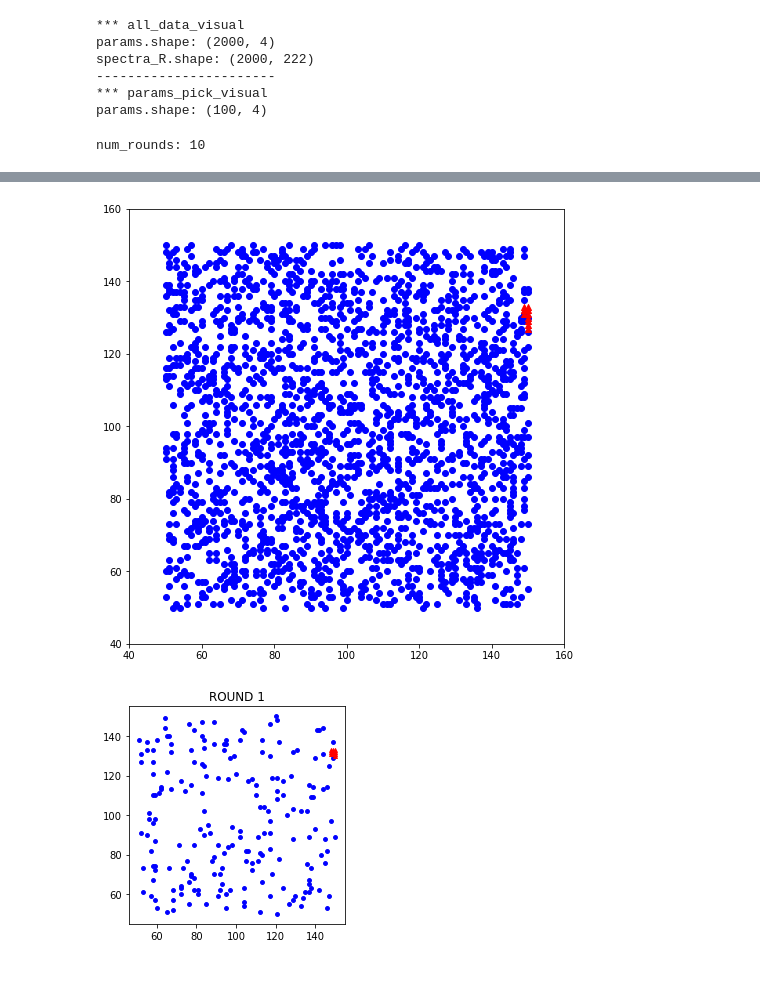
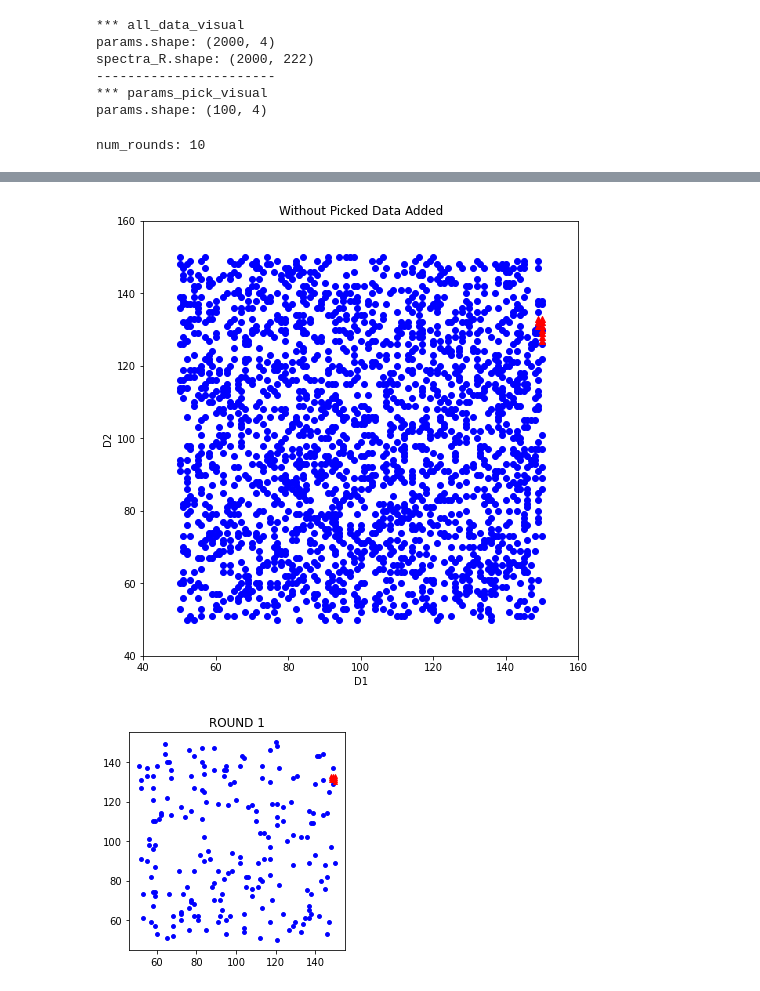
Before and after one commit to GuoyaoShen/AutoRCWA_Net, a Jupyter notebook: visualization_absorber.ipynb, the cells around one changed output, grey strips where cells are left out. Cells and saved outputs as stored; diff of their text form; code cells hidden in the pictures.

```diff
--- a/visualization_absorber.ipynb
+++ b/visualization_absorber.ipynb
@@ -170,6 +170,9 @@ def animate(idx):
     #the new axes must be re-formatted
     ax.set_xlim(40, 160)
     ax.set_ylim(40, 160)
+    plt.xlabel('D1')
+    plt.ylabel('D2')
+    plt.title('With Picked Data Added')
     # and the elements for this frame are added
     x_sampling = params_sampling[:(ROUND+1)*n_sampling, 0]
     y_sampling = params_sampling[:(ROUND+1)*n_sampling, 1]
@@ -278,34 +281,37 @@ def animate(idx):
     #important - the figure is cleared and new axes are added
     fig.clear()
     ax = fig.add_subplot(111, aspect='equal', autoscale_on=False, xlim=(40, 160), ylim=(40, 160))
     #the new axes must be re-formatted
     ax.set_xlim(40, 160)
     ax.set_ylim(40, 160)
+    plt.xlabel('D1')
+    plt.ylabel('D2')
+    plt.title('Without Picked Data Added')
     # and the elements for this frame are added
     x_sampling = params_sampling[:(ROUND+1)*n_sampling, 0]
     y_sampling = params_sampling[:(ROUND+1)*n_sampling, 1]
 
     x_pick = params_pick[(ROUND)*n_pick:(ROUND+1)*n_pick, 0]
     y_pick = params_pick[(ROUND)*n_pick:(ROUND+1)*n_pick, 1]
 
 #     if idx>0:  # enable this if dict is added to training points
 #         x_pick_last = params_pick[0:(ROUND)*n_pick, 0]
 #         y_pick_last = params_pick[0:(ROUND)*n_pick, 1]
 
 #         x_sampling = np.concatenate((x_sampling, x_pick_last), axis=0)
 #         y_sampling = np.concatenate((y_sampling, y_pick_last), axis=0)
 
     ax.scatter(x_sampling, y_sampling, c='b')
     if idx%2!=0:  # show picked params
         ax.scatter(x_pick, y_pick, c='r', marker = '^')
 
 anim = animation.FuncAnimation(fig, animate, interval=1000, frames=2*num_rounds)
 anim.save('./data/absorber/absorber_track_no_dict_add.gif', writer='pillow', fps=1)
 HTML(anim.to_html5_video())
 # %% [output]
 num_rounds: 10
 [interactive output not drawn]
-[figure, old version]
+[figure, new version]
 # %%
 marker_size = 15 #upped this to make points more visible
 
```
Also changed, not shown: parts of 4 cells of this notebook, 2 other files.
